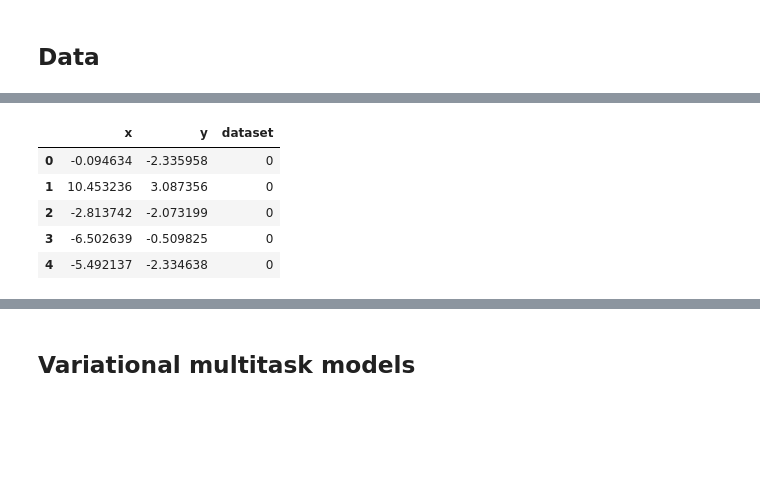
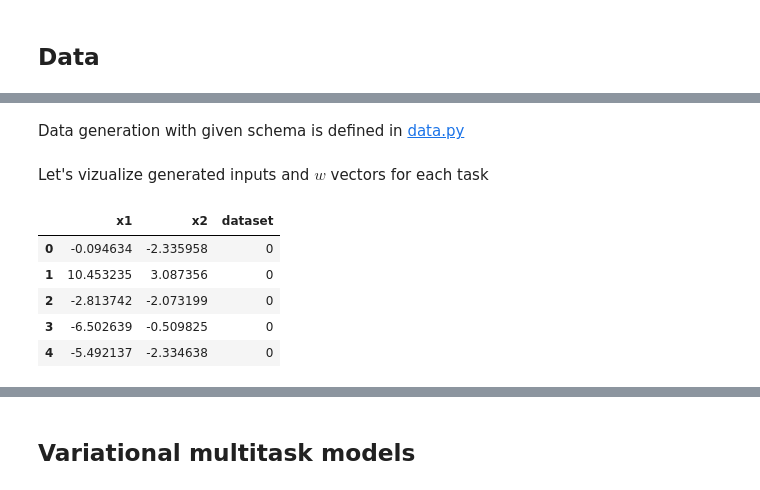
Before and after one commit to intsystems/bmm-multitask-learning, a Jupyter notebook: examples/variational/elementary/elementary.ipynb, the cells around one changed output, grey strips where cells are left out. Saved outputs shown, nothing was run; the diff lists cells and outputs as text; code cells hidden in the pictures; blank space fills up the shorter version.

```diff
--- a/examples/variational/elementary/elementary.ipynb
+++ b/examples/variational/elementary/elementary.ipynb
@@ -51,3 +79,5 @@ torch.manual_seed(config.seed);
+# %% [markdown]
+Data generation with given schema is defined in [data.py](data.py)
 # %%
 from data import build_linked_datasets, build_solo_dataset
 
@@ -67,22 +97,23 @@ datasets = list(
 )
 
 train_datasets, test_datasets = zip(*datasets)
+# %% [markdown]
+Let's vizualize generated inputs and $w$ vectors for each task
 # %%
-# TODO: draw X and hyperplane
 points_df = []
 
 for i, dataset in enumerate(train_datasets):
     X = dataset.dataset.tensors[0].numpy()
-    cur_df = pd.DataFrame(X, columns=["x", "y"])
+    cur_df = pd.DataFrame(X, columns=["x1", "x2"])
     cur_df["dataset"] = str(i)
     points_df.append(cur_df)
 points_df = pd.concat(points_df, axis=0)
 
 points_df.head()
 # %% [output]
-|  | x | y | dataset |
+|  | x1 | x2 | dataset |
 | 0 | -0.094634 | -2.335958 | 0 |
-| 1 | 10.453236 | 3.087356 | 0 |
+| 1 | 10.453235 | 3.087356 | 0 |
 | 2 | -2.813742 | -2.073199 | 0 |
 | 3 | -6.502639 | -0.509825 | 0 |
 | 4 | -5.492137 | -2.334638 | 0 |
```
Also changed, not shown: parts of 40 cells of this notebook, 4 other files.
